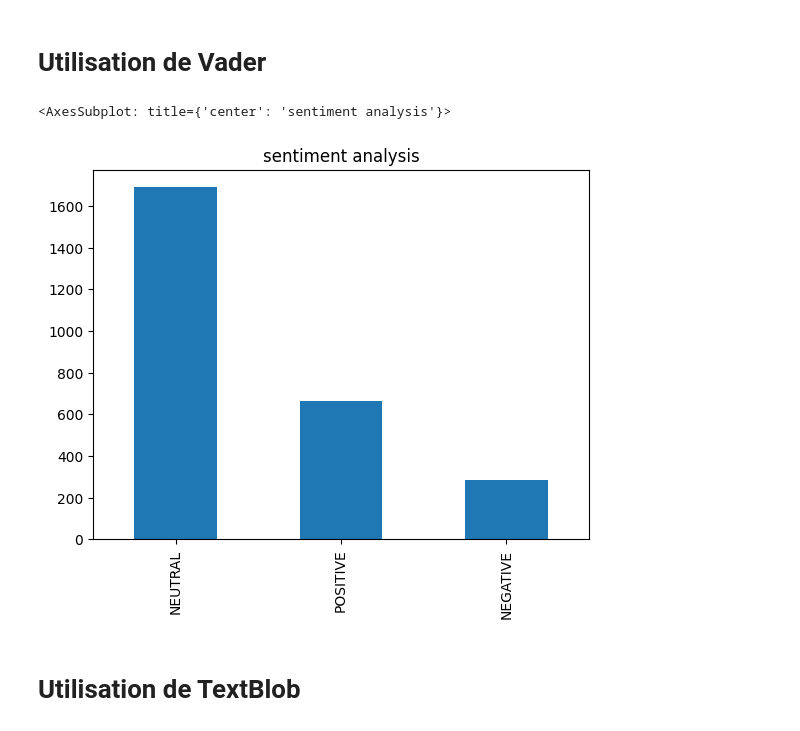
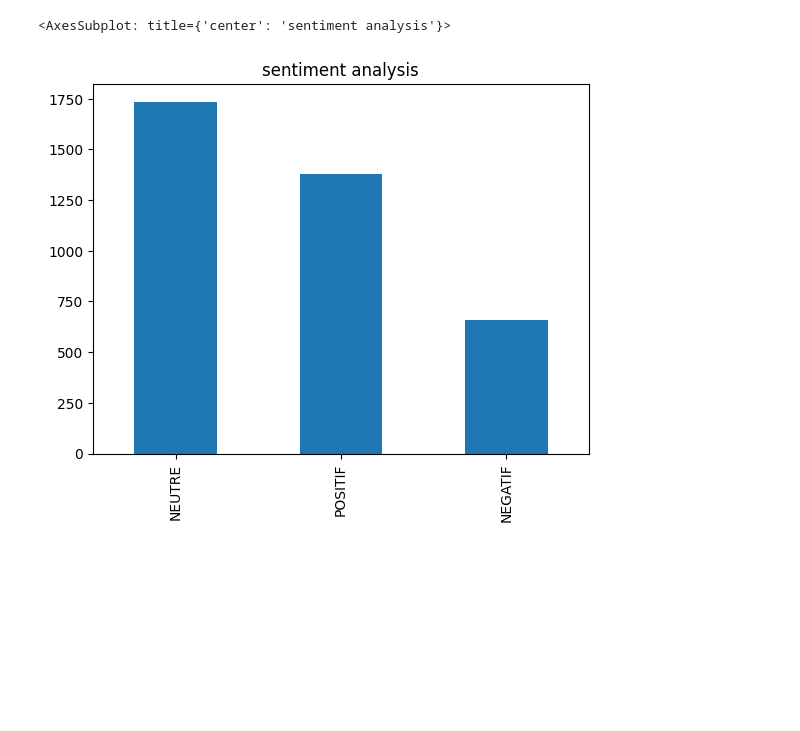
Before and after one commit to Nafbo/AVA-Bot, a Jupyter notebook: src/app/analyse_tweets.ipynb, the cells around one changed output. Drawn from its saved outputs; the diff is of its cells as text; code cells hidden in the pictures; blank space fills up the shorter version.

```diff
--- a/src/app/analyse_tweets.ipynb
+++ b/src/app/analyse_tweets.ipynb
@@ -65,9 +65,14 @@ def tweet_to_words(tweet):
     ''' Permet de convertir les tweets en une séquence de mots'''
 
 
-    text = tweet.lower()
+    text = tweet
     # enlève les caractères
+    text= re.sub('#bitcoin', 'bitcoin', text) #enlève le hashtag de bitcoin
+    text= re.sub('#Bitcoin', 'Bitcoin', text)
     text = re.sub(r"[^a-zA-Z0-9]", " ", text)
+    text = re.sub('http://\S+|https://\S+', '', text)
+    text = re.sub('\\n','',text)
+    text= re.sub('https?:\/\/\S+','',text)
     # on tokenize
     words = text.split()
     # on enlève les stopwords
@@ -135,17 +130,13 @@ df2
-# %% [markdown]
-# Utilisation de Vader
 # %%
+def getPolarity(text):
+    return compute_vader_scores(text).sentiment.polarity
 
 
-
-
-df2.loc[df2.vader_comp>0,'sentiment_type']='POSITIVE'
-df2.loc[df2.vader_comp==0,'sentiment_type']='NEUTRAL'
-df2.loc[df2.vader_comp<0,'sentiment_type']='NEGATIVE'
+df2.loc[df2.vader_comp>0,'sentiment_type']='POSITIF'
+df2.loc[df2.vader_comp==0,'sentiment_type']='NEUTRE'
+df2.loc[df2.vader_comp<0,'sentiment_type']='NEGATIF'
 
 df2.sentiment_type.value_counts().plot(kind='bar',title="sentiment analysis")
 # %% [output]
 <AxesSubplot: title={'center': 'sentiment analysis'}>
-[figure, old version]
+[figure, new version]
-# %% [markdown]
-# Utilisation de TextBlob
```
Also changed, not shown: parts of 36 cells of this notebook, 16 other files.
